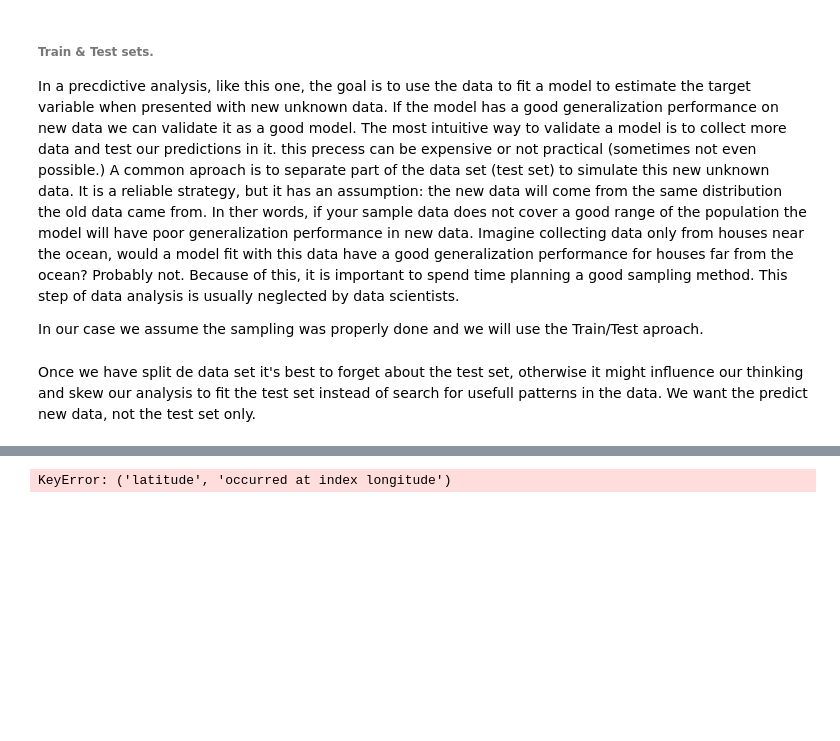
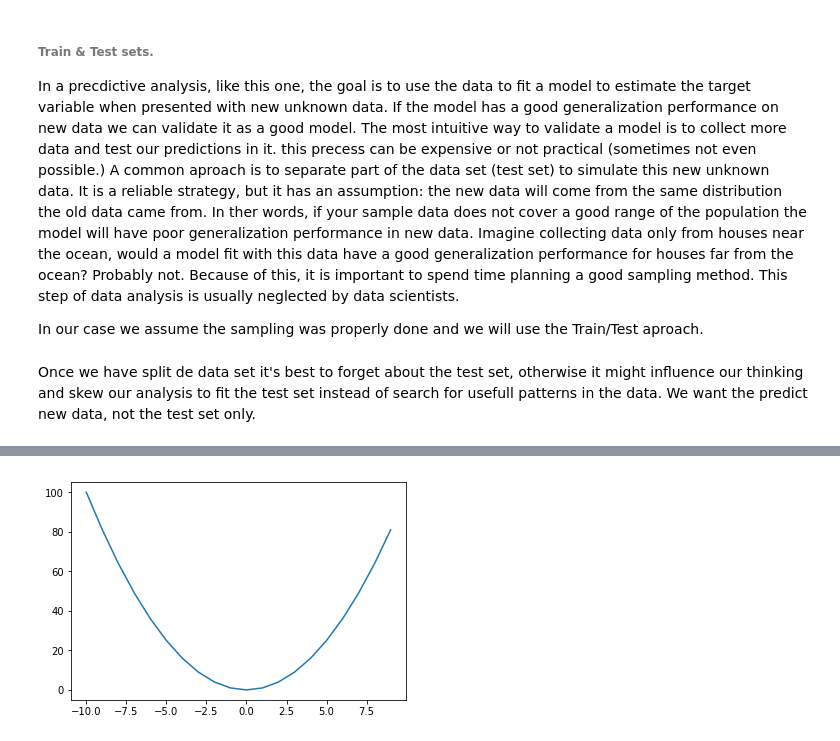
Before and after one commit to leonardommarques/jupyter_notebooks, a Jupyter notebook: Housing.ipynb, the cells around one changed output, grey strips where cells are left out. Cells and saved outputs as stored; diff of their text form; code cells hidden in the pictures; blank space fills up the shorter version.

```diff
--- a/Housing.ipynb
+++ b/Housing.ipynb
@@ -108,8 +110,36 @@ plt.show()
 # %%
-#housing['lat_long'] = housing['latitude']*housing['longitude']
-aux = housing.transform(lambda x: x['latitude']*x['longitude'])
+aux = housing.apply(lambda x: x['latitude']*x['longitude'], axis=1)
+housing['lat_long'] = aux
-# %% [output]
-KeyError: ('latitude', 'occurred at index longitude')
+# %%
+x = np.arange(-10,10)
+y = x**2
+
+fig = plt.figure()
+ax = fig.add_subplot(111)
+ax.plot(x,y)
+
+coords = []
+
+def onclick(event):
+    global ix, iy
+    ix, iy = event.xdata, event.ydata
+    print('x = %d, y = %d'%(ix, iy))
+
+    global coords
+    coords.append((ix, iy))
+
+    if len(coords) == 4:
+        fig.canvas.mpl_disconnect(cid)
+
+    return coords
+cid = fig.canvas.mpl_connect('button_press_event', onclick)
+
+# Call click func
+cid = fig.canvas.mpl_connect('button_press_event', onclick)
+
+plt.show(1)
+# %% [output]
+[figure, added]
 # %%
 pd.plotting.scatter_matrix(housing_train[['latitude'
                                           , 'longitude'
```
Also changed, not shown: parts of 5 cells of this notebook.
